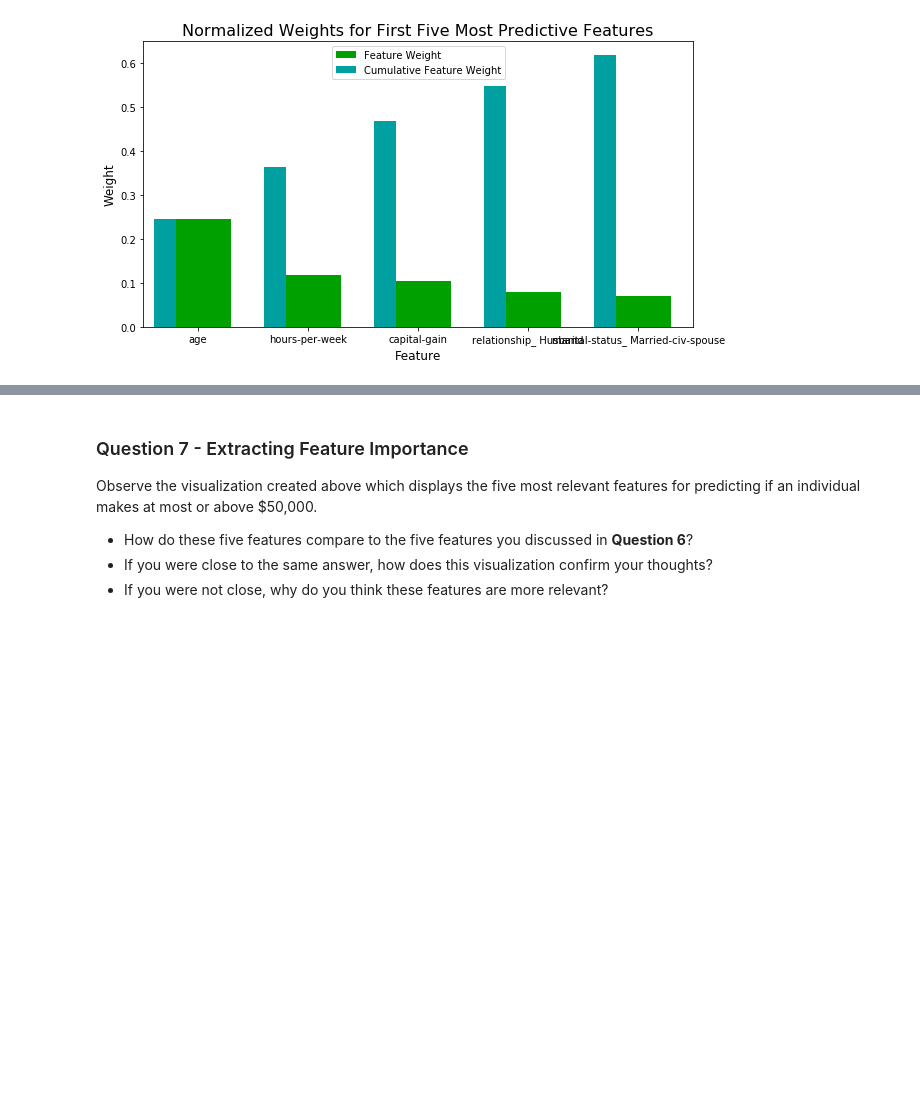
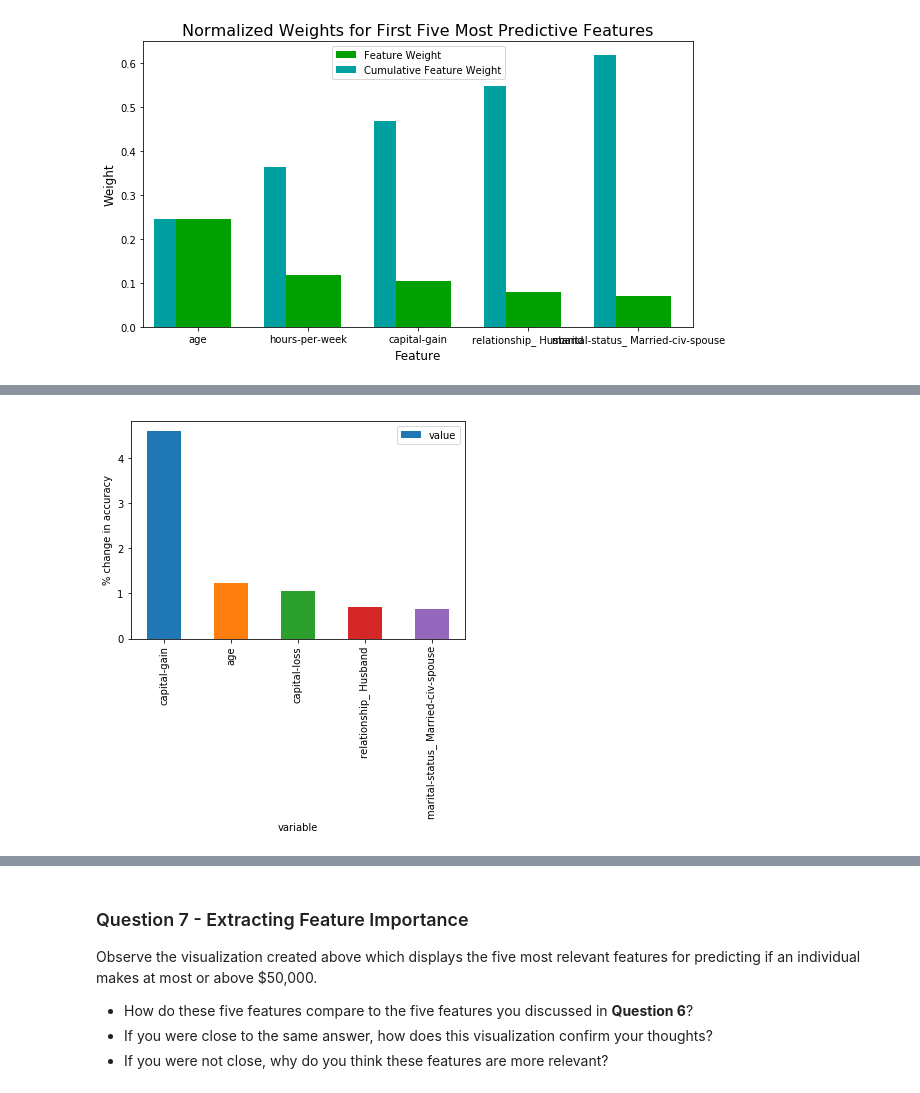
Before and after one commit to lr91-089/Udacity-DataScience, a Jupyter notebook: 1 Supervised Learning/finding_donors.ipynb, the cells around one changed output, grey strips where cells are left out. Saved outputs shown, nothing was run; the diff lists cells and outputs as text; code cells hidden in the pictures; blank space fills up the shorter version.

```diff
--- a/1 Supervised Learning/finding_donors.ipynb
+++ b/1 Supervised Learning/finding_donors.ipynb
@@ -654,0 +693,22 @@ vs.feature_plot(importances, X_train, y_train)
+# %%
+#code taken from https://github.com/meetnaren/permutation-importance/blob/master/Permutation_importance.ipynb
+
+
+baseline_metric,scores = PermImportance(X_test, y_test, model, accuracy_score, num_iterations=50)
+# %%
+#code taken from https://github.com/meetnaren/permutation-importance/blob/master/Permutation_importance.ipynb
+
+percent_changes={c:[] for c in X_test.columns}
+for c in scores:
+    for i in range(len(scores[c])):
+        percent_changes[c].append(scores[c][i]/baseline_metric*100)
+# %%
+#code taken from https://github.com/meetnaren/permutation-importance/blob/master/Permutation_importance.ipynb
+
+results_permutation_importance = pd.DataFrame.from_dict(percent_changes).melt().groupby(['variable']).mean().reset_index().sort_values(['value'], ascending=False)[:5]
+# %%
+results_permutation_importance.plot.bar(x="variable",y="value")
+plt.ylabel("% change in accuracy")
+plt.show()
+# %% [output]
+[figure, added]
```
Also changed, not shown: parts of 12 cells of this notebook, 1 other file.
